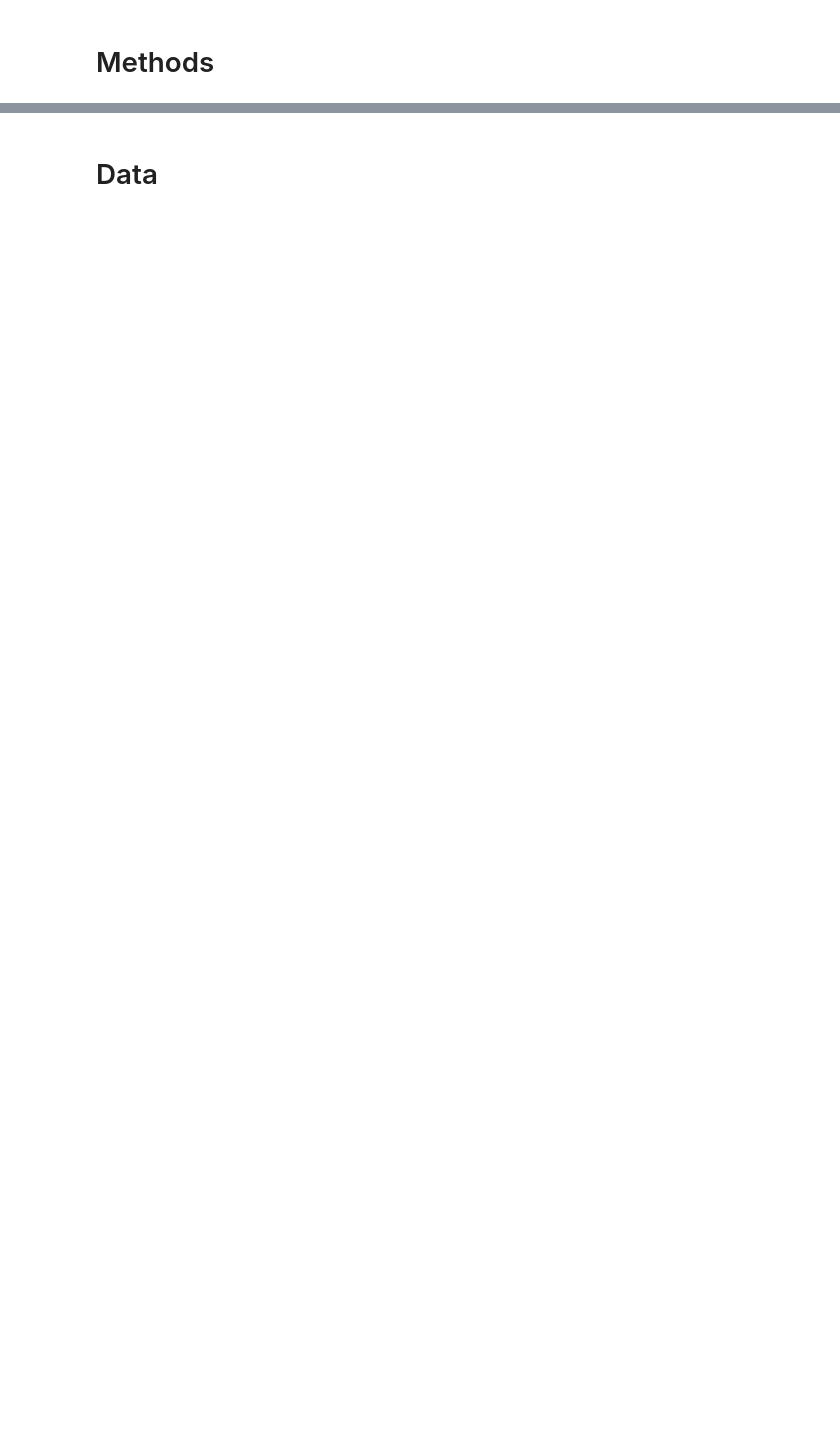
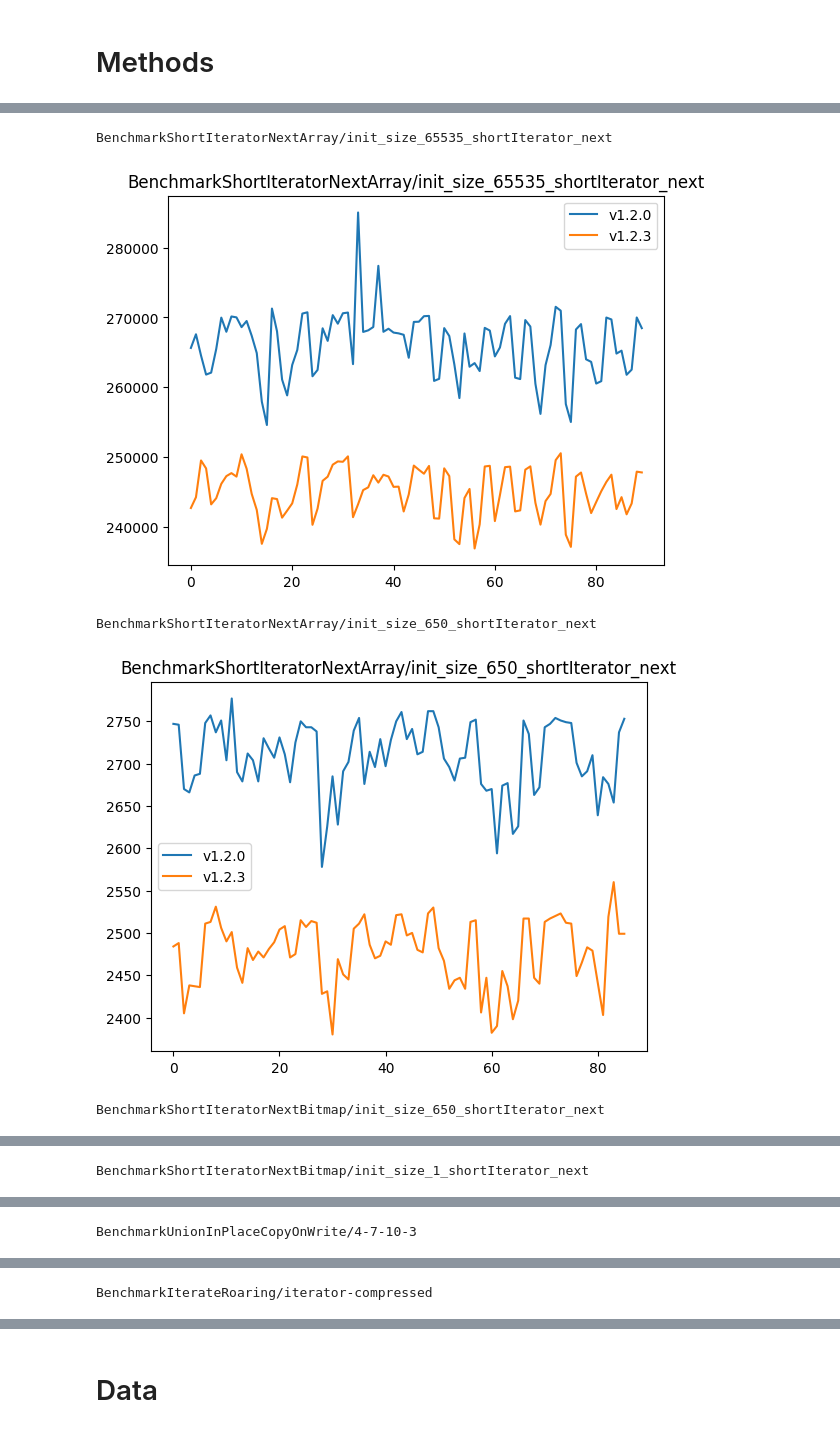
Before and after one commit to haChristopher/variability-based-reduction-replication-package, a Jupyter notebook: src/roaring_analysis.ipynb, the cells around one changed output, grey strips where cells are left out. Cells and saved outputs as stored; diff of their text form; code cells hidden in the pictures; blank space fills up the shorter version.

```diff
--- a/src/roaring_analysis.ipynb
+++ b/src/roaring_analysis.ipynb
@@ -25,0 +75,18 @@ importlib.reload(graphs)
+# %%
+changes = []
+for bench in list(grouped_by_tag['v1.2.0'].keys()):
+    b_mean_old = boostrap_ratio_mean_laaber(grouped_by_tag['v1.2.0'][bench], 100)
+    b_mean_new = boostrap_ratio_mean_laaber(grouped_by_tag['v1.2.3'][bench], 100)
+
+    R_B = []
+    for i in range(len(b_mean_old)):
+        R_B.append(b_mean_new[i] / b_mean_old[i])
+
+
+    cl = 0.99
+    lower_percentile = (1 - cl) / 2
+    upper_percentile = 1 - lower_percentile
+    lower_bound = np.percentile(R_B, lower_percentile * 100)
+    upper_bound = np.percentile(R_B, upper_percentile * 100)
+    performance_change = change(lower_bound, upper_bound)
+    changes.append(performance_change)
@@ -25,0 +97,6 @@ importlib.reload(graphs)
+# %%
+perf_dict = {}
+for idx, x in enumerate(changes):
+    name = list(grouped_by_tag['v1.2.0'].keys())[idx]
+    name = get_name_from_db_bench(name)
+    perf_dict[name] = x
@@ -25,0 +123,26 @@ importlib.reload(graphs)
+# %%
+for idx, x in enumerate(changes):
+   if x > 1:
+      # Print benchmark with same idx
+
+      benchmark1 = list(grouped_by_tag['v1.2.0'].keys())[idx]
+      benchmark2 = list(grouped_by_tag['v1.2.3'].keys())[idx]
+
+      if benchmark1 != benchmark2:
+         print("ERROR: Names are not equal")
+
+      clean_ns_per_op1 = [x[2] for x in grouped_by_tag["v1.2.0"][benchmark1]]
+      clean_ns_per_op2 = [x[2] for x in grouped_by_tag["v1.2.3"][benchmark1]]
+
+      print(benchmark1)
+      plt.title(benchmark1)
+      plt.plot(clean_ns_per_op1, label = "v1.2.0")
+      plt.plot(clean_ns_per_op2, label = "v1.2.3")
+      plt.legend()
+      plt.show()
+# %% [output]
+BenchmarkShortIteratorNextArray/init_size_65535_shortIterator_next
+[figure, added]
+BenchmarkShortIteratorNextArray/init_size_650_shortIterator_next
+[figure, added]
+BenchmarkShortIteratorNextBitmap/init_size_650_shortIterator_next
@@ -25,0 +150 @@ importlib.reload(graphs)
+BenchmarkShortIteratorNextBitmap/init_size_1_shortIterator_next
@@ -25,0 +152 @@ importlib.reload(graphs)
+BenchmarkUnionInPlaceCopyOnWrite/4-7-10-3
@@ -25,0 +154 @@ importlib.reload(graphs)
+BenchmarkIterateRoaring/iterator-compressed
```
Also changed, not shown: parts of 24 cells of this notebook, 7 other files.
